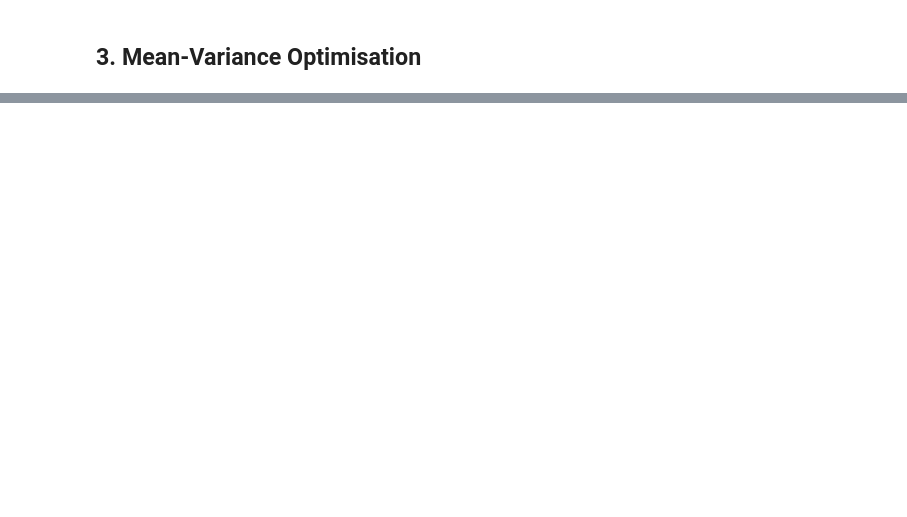
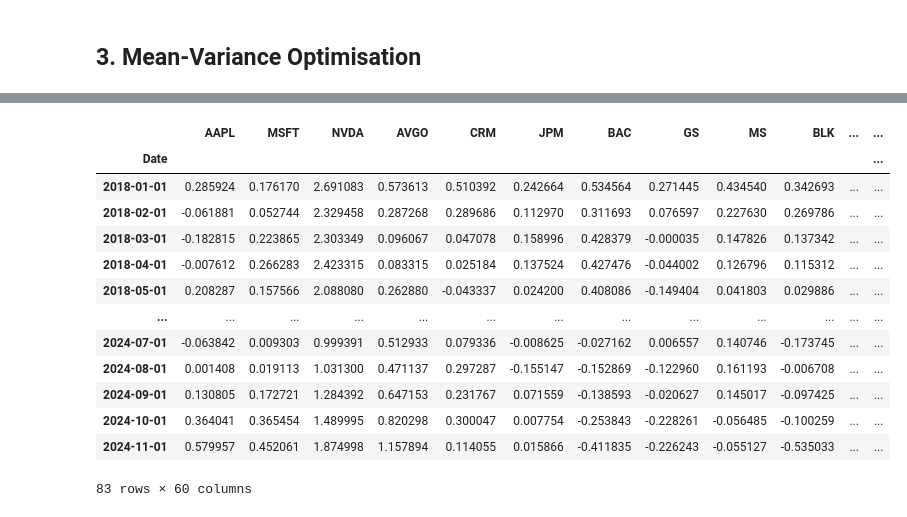
Before and after one commit to gy623/Cross-Sectional-Factor-Model-of-Asset-Returns, a Jupyter notebook: PCA Risk Engine.ipynb, the cells around one changed output, grey strips where cells are left out. Drawn from its saved outputs; the diff is of its cells as text; code cells hidden in the pictures; blank space fills up the shorter version.

```diff
--- a/PCA Risk Engine.ipynb
+++ b/PCA Risk Engine.ipynb
@@ -79,0 +88,18 @@ for t in range(lookback, len(returns)):
+# %%
+scores = pd.read_csv('data/factor_scores.csv', index_col = 0, parse_dates = True)
+scores
+# %% [output]
+|  | AAPL | MSFT | NVDA | AVGO | CRM | JPM | BAC | GS | MS | BLK | ... | ... |
+| Date |  |  |  |  |  |  |  |  |  |  |  | ... |
+| 2018-01-01 | 0.285924 | 0.176170 | 2.691083 | 0.573613 | 0.510392 | 0.242664 | 0.534564 | 0.271445 | 0.434540 | 0.342693 | ... | ... |
+| 2018-02-01 | -0.061881 | 0.052744 | 2.329458 | 0.287268 | 0.289686 | 0.112970 | 0.311693 | 0.076597 | 0.227630 | 0.269786 | ... | ... |
+| 2018-03-01 | -0.182815 | 0.223865 | 2.303349 | 0.096067 | 0.047078 | 0.158996 | 0.428379 | -0.000035 | 0.147826 | 0.137342 | ... | ... |
+| 2018-04-01 | -0.007612 | 0.266283 | 2.423315 | 0.083315 | 0.025184 | 0.137524 | 0.427476 | -0.044002 | 0.126796 | 0.115312 | ... | ... |
+| 2018-05-01 | 0.208287 | 0.157566 | 2.088080 | 0.262880 | -0.043337 | 0.024200 | 0.408086 | -0.149404 | 0.041803 | 0.029886 | ... | ... |
+| ... | ... | ... | ... | ... | ... | ... | ... | ... | ... | ... | ... | ... |
+| 2024-07-01 | -0.063842 | 0.009303 | 0.999391 | 0.512933 | 0.079336 | -0.008625 | -0.027162 | 0.006557 | 0.140746 | -0.173745 | ... | ... |
+| 2024-08-01 | 0.001408 | 0.019113 | 1.031300 | 0.471137 | 0.297287 | -0.155147 | -0.152869 | -0.122960 | 0.161193 | -0.006708 | ... | ... |
+| 2024-09-01 | 0.130805 | 0.172721 | 1.284392 | 0.647153 | 0.231767 | 0.071559 | -0.138593 | -0.020627 | 0.145017 | -0.097425 | ... | ... |
+| 2024-10-01 | 0.364041 | 0.365454 | 1.489995 | 0.820298 | 0.300047 | 0.007754 | -0.253843 | -0.228261 | -0.056485 | -0.100259 | ... | ... |
+| 2024-11-01 | 0.579957 | 0.452061 | 1.874998 | 1.157894 | 0.114055 | 0.015866 | -0.411835 | -0.226243 | -0.055127 | -0.535033 | ... | ... |
+83 rows × 60 columns
```
Also changed, not shown: parts of 6 cells of this notebook, 17 other files.
